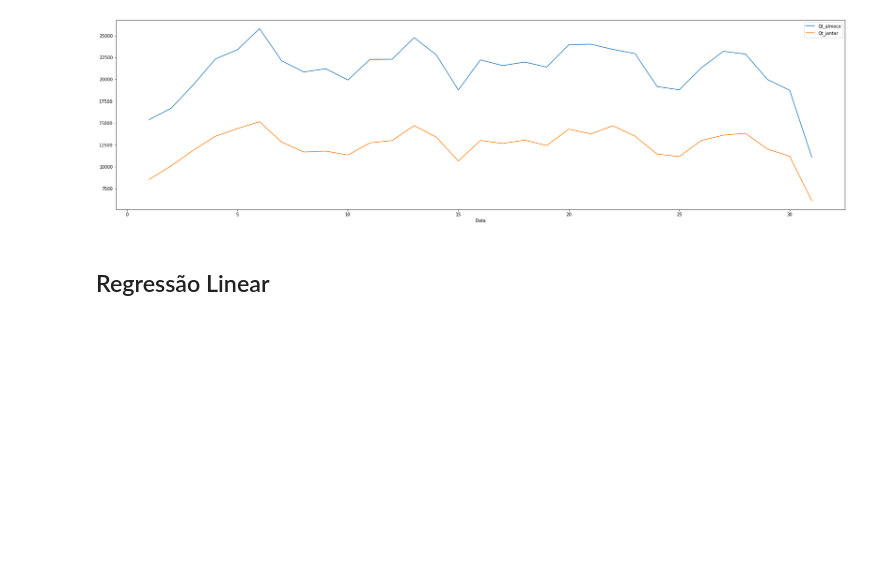
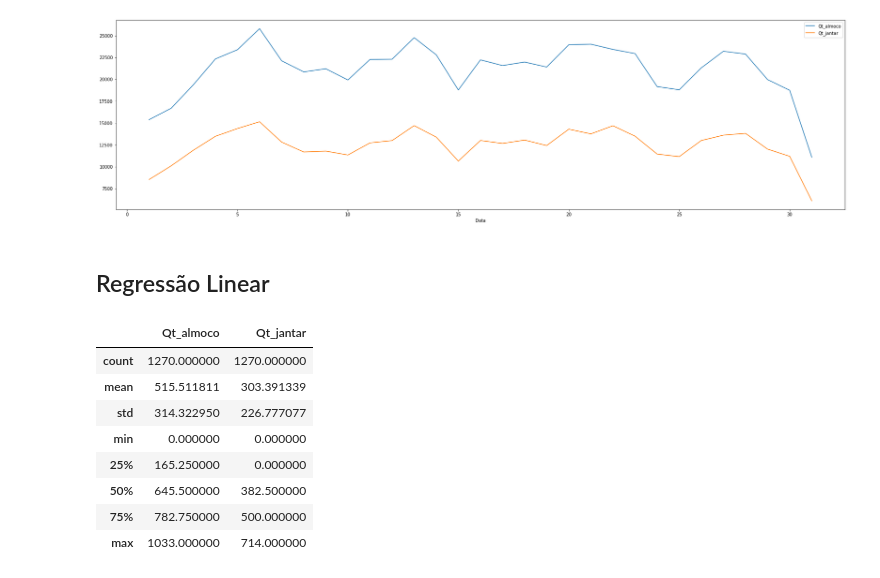
Before and after one commit to felipebmuniz/ciencia-de-dados-trabalho-final, a Jupyter notebook: TrabalhoFinal.ipynb, the cells around one changed output. Drawn from its saved outputs; the diff is of its cells as text; code cells hidden in the pictures; blank space fills up the shorter version.

```diff
--- a/TrabalhoFinal.ipynb
+++ b/TrabalhoFinal.ipynb
@@ -208,0 +217,12 @@ df_temp.groupby(df_temp.index.day).sum().plot(figsize=(30, 8))
+# %%
+df_reg.describe()
+# %% [output]
+|  | Qt_almoco | Qt_jantar |
+| count | 1270.000000 | 1270.000000 |
+| mean | 515.511811 | 303.391339 |
+| std | 314.322950 | 226.777077 |
+| min | 0.000000 | 0.000000 |
+| 25% | 165.250000 | 0.000000 |
+| 50% | 645.500000 | 382.500000 |
+| 75% | 782.750000 | 500.000000 |
+| max | 1033.000000 | 714.000000 |
```
Also changed, not shown: parts of 9 cells of this notebook.
